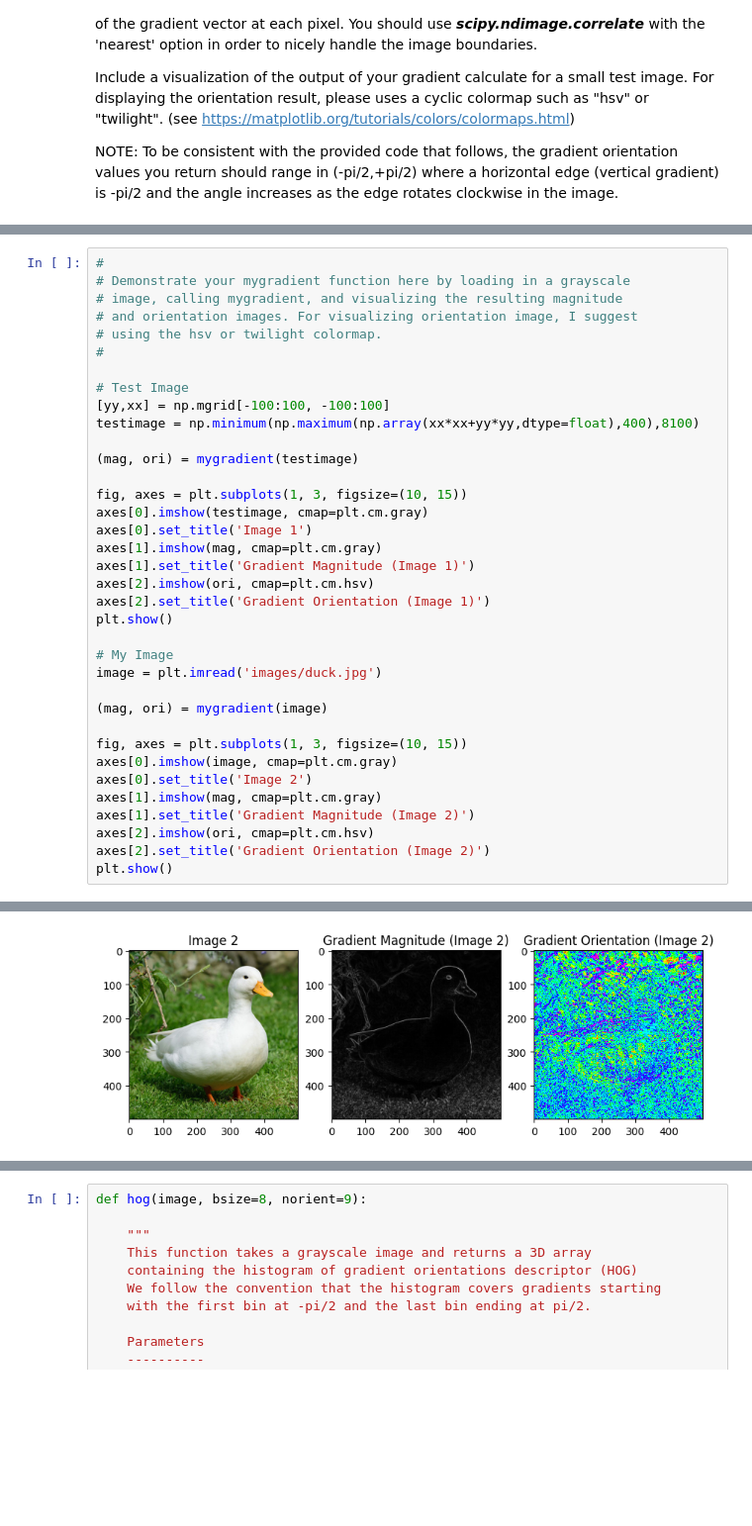
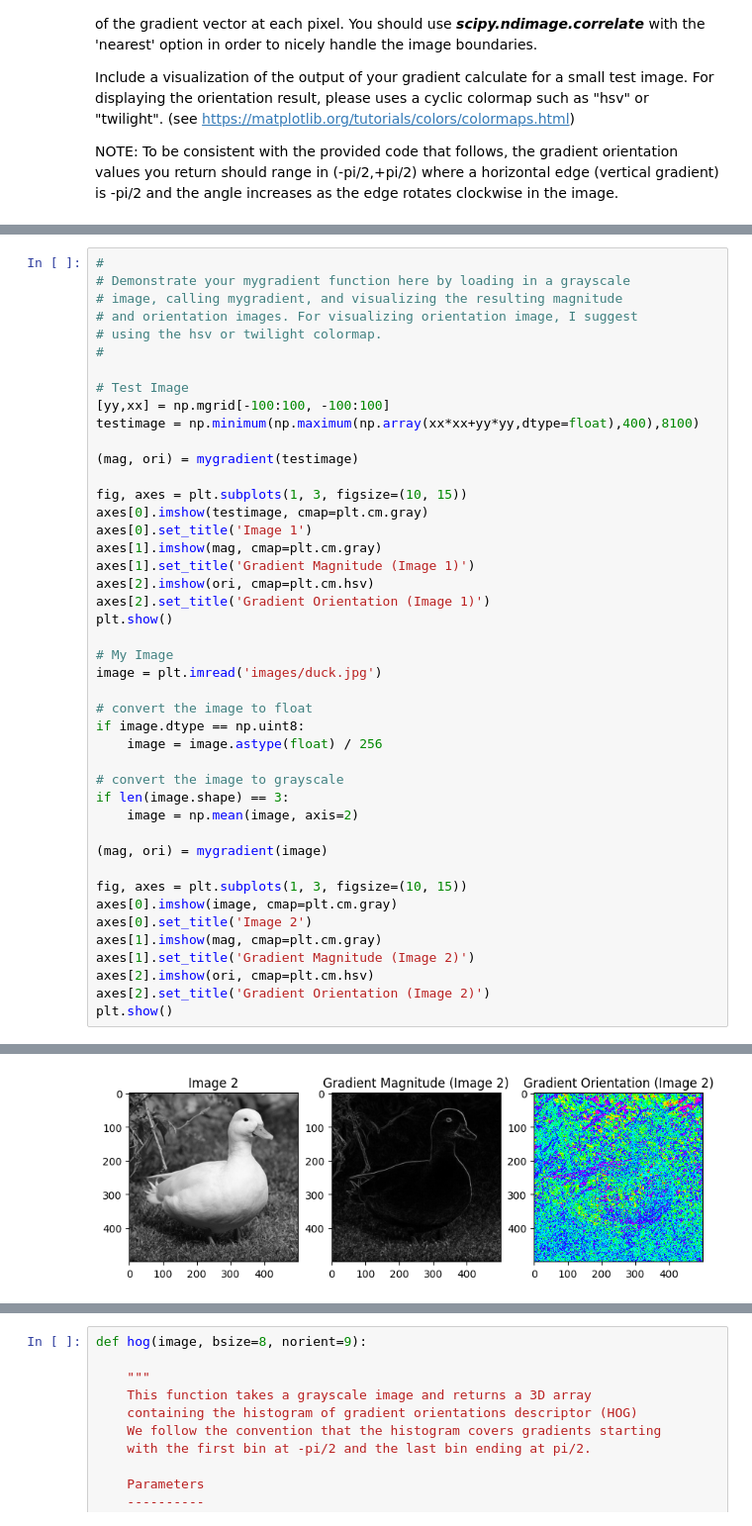
Before and after one commit to shengyuan-lu/Object-Detection, a Jupyter notebook: 4_detection.ipynb, the cells around one changed output, grey strips where cells are left out. Shown at 99% size. Cells and saved outputs as stored; diff of their text form; blank space fills up the shorter version.

```diff
--- a/4_detection.ipynb
+++ b/4_detection.ipynb
@@ -106,6 +106,14 @@ plt.show()
 # My Image
 image = plt.imread('images/duck.jpg')
 
+# convert the image to float
+if image.dtype == np.uint8:
+    image = image.astype(float) / 256
+
+# convert the image to grayscale
+if len(image.shape) == 3:
+    image = np.mean(image, axis=2)
+
 (mag, ori) = mygradient(image)
 
 fig, axes = plt.subplots(1, 3, figsize=(10, 15))
@@ -121,4 +129,4 @@ plt.show()
-[figure, old version]
+[figure, new version]
 # %% [markdown]
 ---
 
```
Also changed, not shown: parts of 2 cells of this notebook.
